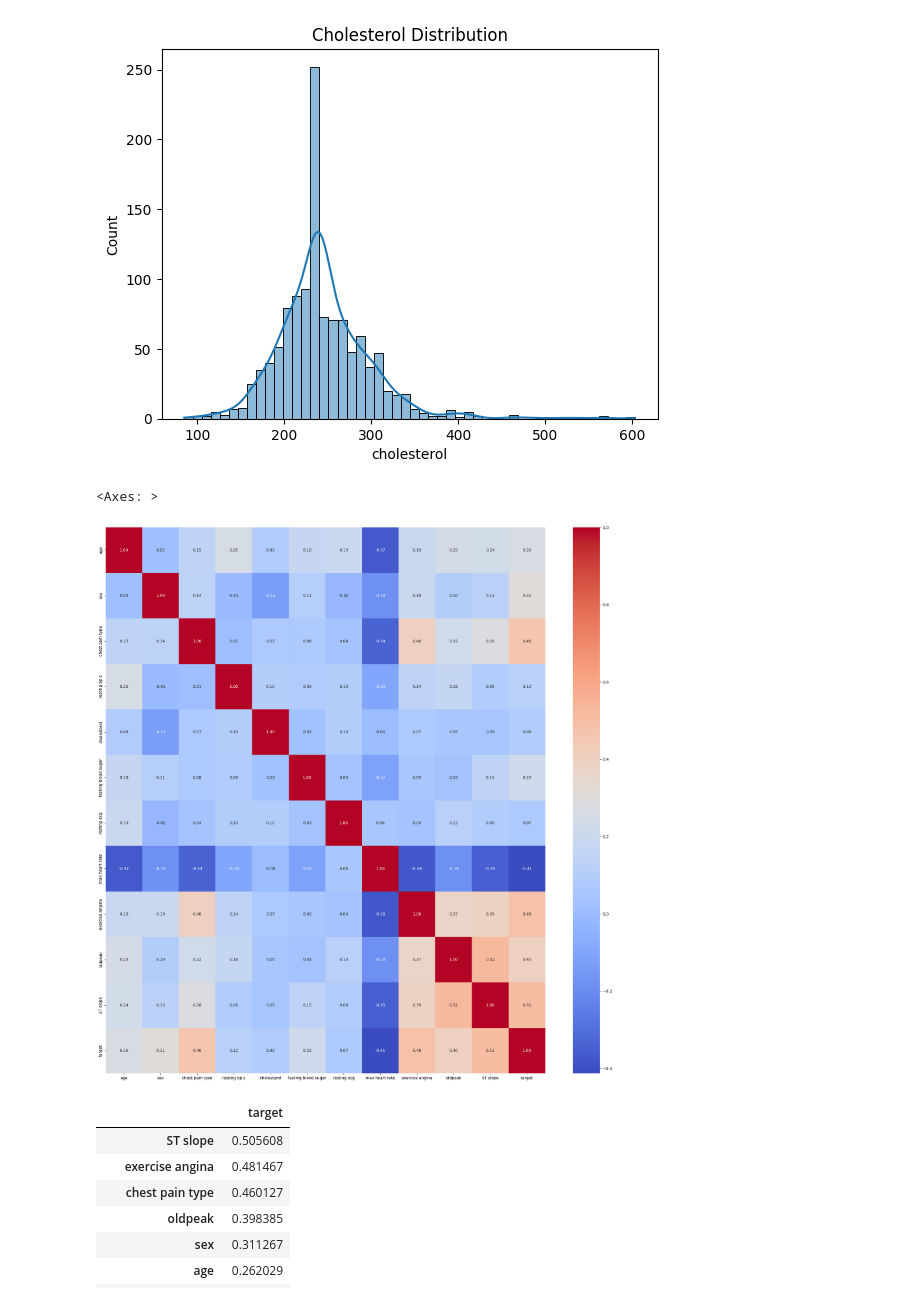
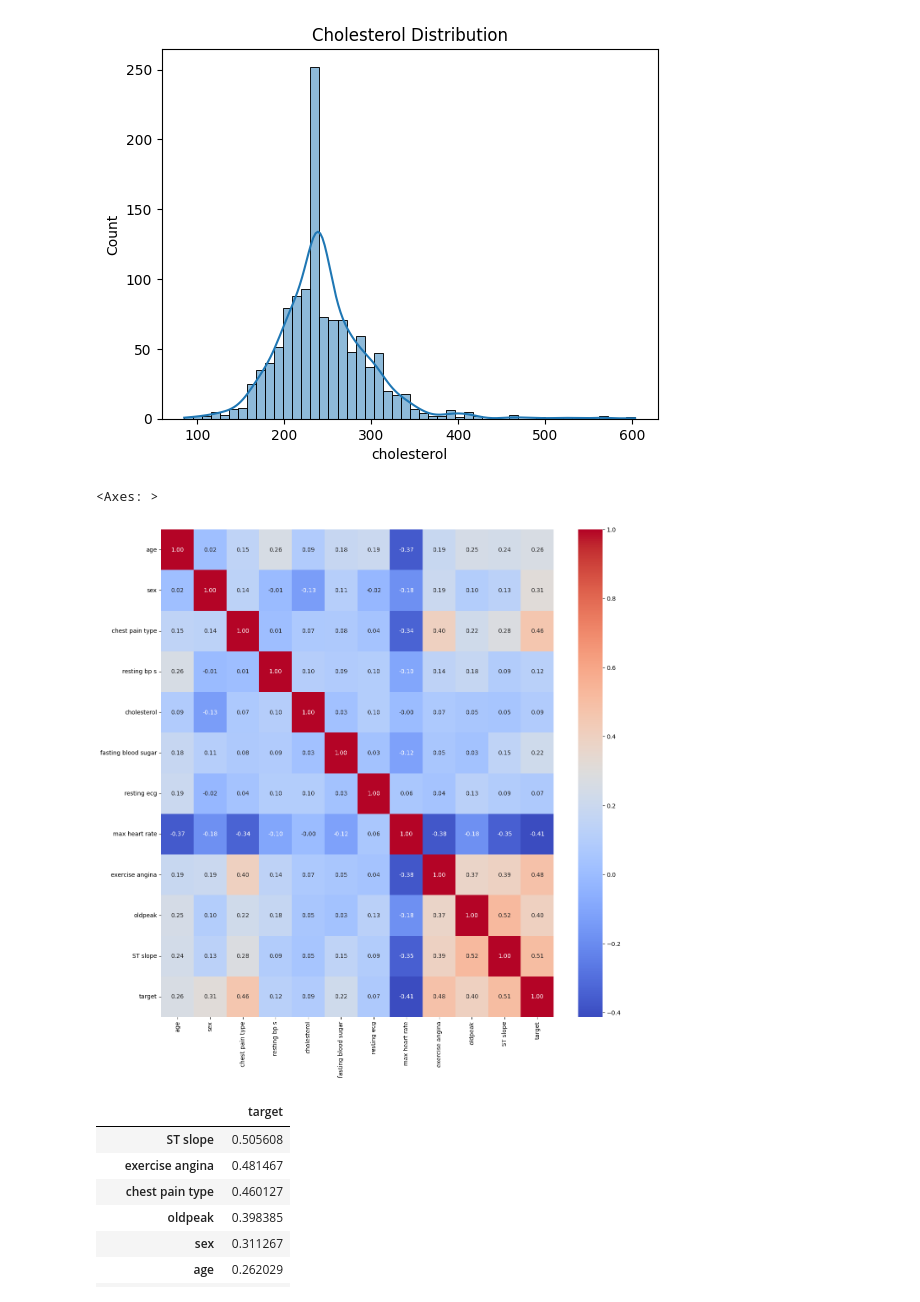
Before and after one commit to SanjayBista1010/Classification, a Jupyter notebook: HeartDiseaseRandomForest.ipynb, the cells around one changed output. Drawn from its saved outputs; the diff is of its cells as text; code cells hidden in the pictures.

```diff
--- a/HeartDiseaseRandomForest.ipynb
+++ b/HeartDiseaseRandomForest.ipynb
@@ -116,3 +126,7 @@ df["cholesterol"] = df["cholesterol"].fillna(df["cholesterol"].median())
+# %%
+df["cholesterol"] = df["cholesterol"].fillna(df["cholesterol"].median())
+df['resting bp s'] = df['resting bp s'].fillna(df['resting bp s'].mean())
+df['ST slope'] = df['ST slope'].fillna(df['ST slope'].mode()[0])
 # %%
 sns.histplot(df["cholesterol"], kde=True)
 plt.title("Cholesterol Distribution")
@@ -121,11 +135,11 @@ plt.show()
 [figure]
 # %%
 corr = df.corr()
-plt.figure(figsize=(25,25))
+plt.figure(figsize=(15,15))
 sns.heatmap(corr, annot=True, fmt=".2f", cmap='coolwarm')
 # %% [output]
 <Axes: >
-[figure, old version]
+[figure, new version]
 # %%
 correlation = df.corr()['target'].drop('target')
 correlation.sort_values(ascending=False)
```
Also changed, not shown: parts of 7 cells of this notebook.
